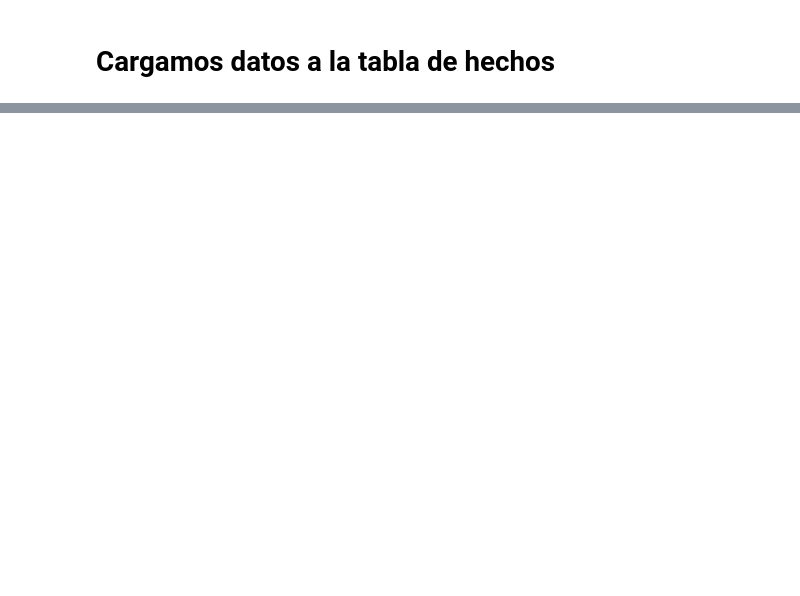
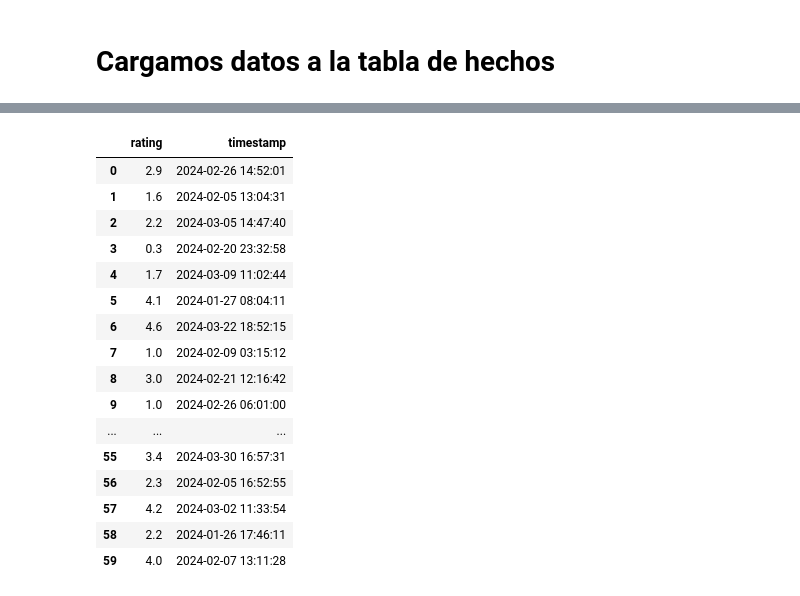
Before and after one commit to andrei-galed/Datapath-Python, a Jupyter notebook: Sesion3/ETL/ETL.ipynb, the cells around one changed output, grey strips where cells are left out. Cells and saved outputs as stored; diff of their text form; code cells hidden in the pictures; blank space fills up the shorter version.

```diff
--- a/Sesion3/ETL/ETL.ipynb
+++ b/Sesion3/ETL/ETL.ipynb
@@ -216,0 +253,21 @@ watchs_data
+# %%
+df_random_rating = df_random_rating.drop(columns=['_id'])
+df_random_rating
+# %% [output]
+|  | rating | timestamp |
+| 0 | 2.9 | 2024-02-26 14:52:01 |
+| 1 | 1.6 | 2024-02-05 13:04:31 |
+| 2 | 2.2 | 2024-03-05 14:47:40 |
+| 3 | 0.3 | 2024-02-20 23:32:58 |
+| 4 | 1.7 | 2024-03-09 11:02:44 |
+| 5 | 4.1 | 2024-01-27 08:04:11 |
+| 6 | 4.6 | 2024-03-22 18:52:15 |
+| 7 | 1.0 | 2024-02-09 03:15:12 |
+| 8 | 3.0 | 2024-02-21 12:16:42 |
+| 9 | 1.0 | 2024-02-26 06:01:00 |
+| ... | ... | ... |
+| 55 | 3.4 | 2024-03-30 16:57:31 |
+| 56 | 2.3 | 2024-02-05 16:52:55 |
+| 57 | 4.2 | 2024-03-02 11:33:54 |
+| 58 | 2.2 | 2024-01-26 17:46:11 |
+| 59 | 4.0 | 2024-02-07 13:11:28 |
```
Also changed, not shown: parts of 22 cells of this notebook.
